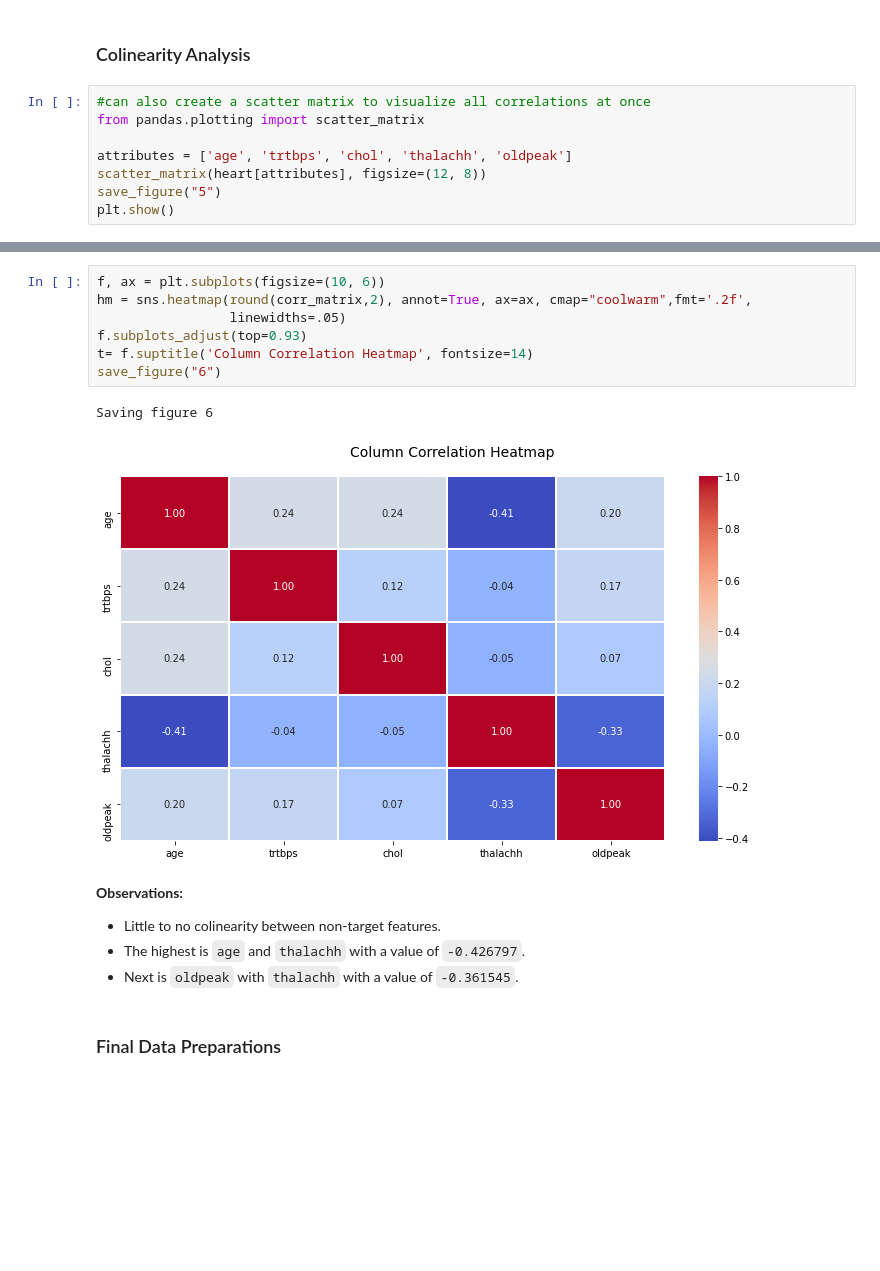
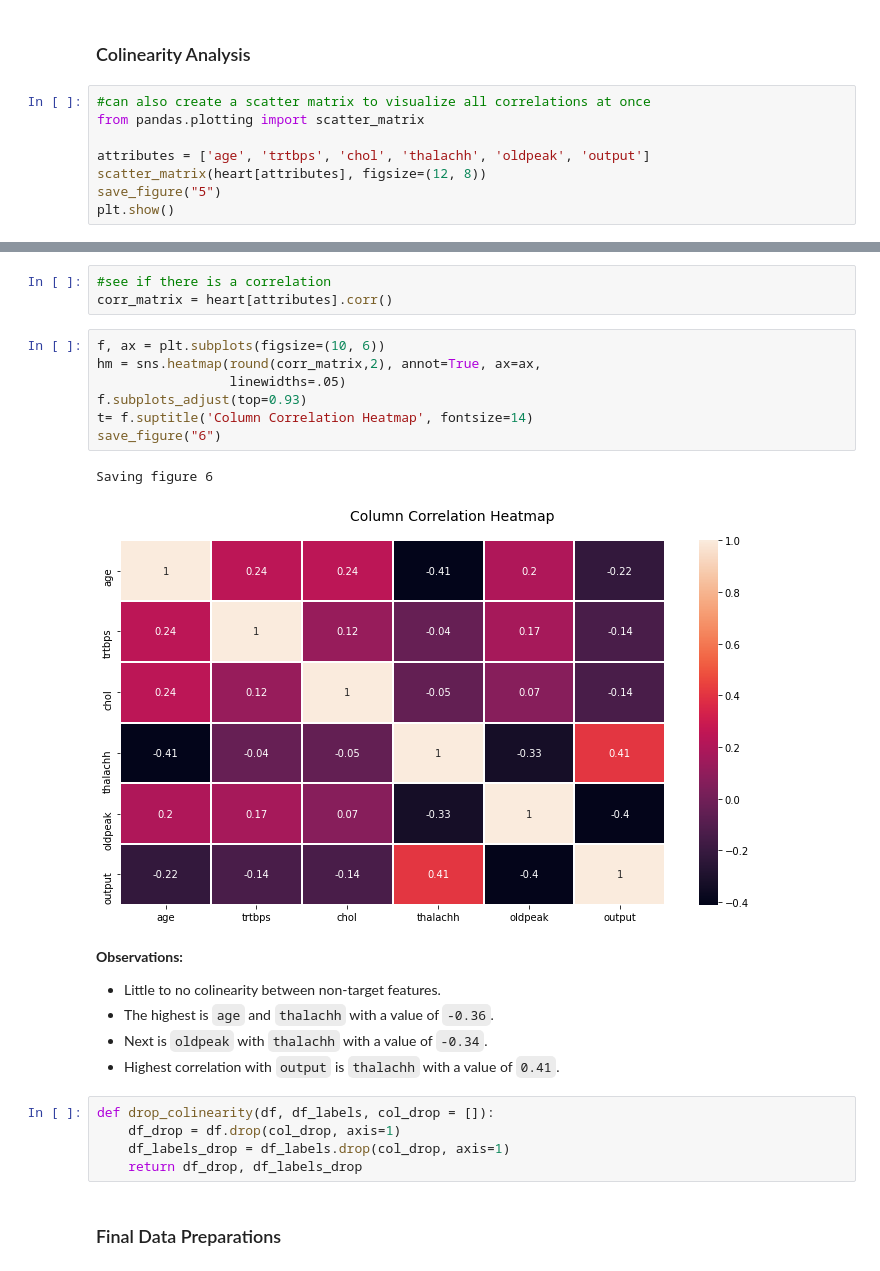
Before and after one commit to zachcarlson/HeartAttackPredictor, a Jupyter notebook: HeartAttackPredictor.ipynb, the cells around one changed output, grey strips where cells are left out. Cells and saved outputs as stored; diff of their text form; blank space fills up the shorter version.

```diff
--- a/HeartAttackPredictor.ipynb
+++ b/HeartAttackPredictor.ipynb
@@ -214,7 +214,7 @@ Percentage Risk: 50.81967213114754%
 #can also create a scatter matrix to visualize all correlations at once
 from pandas.plotting import scatter_matrix
 
-attributes = ['age', 'trtbps', 'chol', 'thalachh', 'oldpeak']
+attributes = ['age', 'trtbps', 'chol', 'thalachh', 'oldpeak', 'output']
 scatter_matrix(heart[attributes], figsize=(12, 8))
 save_figure("5")
 plt.show()
@@ -250,18 +224,27 @@ Name: thalachh, dtype: float64
+# %%
+#see if there is a correlation
+corr_matrix = heart[attributes].corr()
 # %%
 f, ax = plt.subplots(figsize=(10, 6))
-hm = sns.heatmap(round(corr_matrix,2), annot=True, ax=ax, cmap="coolwarm",fmt='.2f',
+hm = sns.heatmap(round(corr_matrix,2), annot=True, ax=ax,
                  linewidths=.05)
 f.subplots_adjust(top=0.93)
 t= f.suptitle('Column Correlation Heatmap', fontsize=14)
 save_figure("6")
 # %% [output]
 Saving figure 6
-[figure, old version]
+[figure, new version]
 # %% [markdown]
 **Observations:**
 - Little to no colinearity between non-target features.
-- The highest is `age` and `thalachh` with a value of `-0.426797`.
-- Next is `oldpeak` with `thalachh` with a value of `-0.361545`.
+- The highest is `age` and `thalachh` with a value of `-0.36`.
+- Next is `oldpeak` with `thalachh` with a value of `-0.34`.
+- Highest correlation with `output` is `thalachh` with a value of `0.41`.
+# %%
+def drop_colinearity(df, df_labels, col_drop = []):
+    df_drop = df.drop(col_drop, axis=1)
+    df_labels_drop = df_labels.drop(col_drop, axis=1)
+    return df_drop, df_labels_drop
 # %% [markdown]
 ### Final Data Preparations
 # %%
```
Also changed, not shown: parts of 19 cells of this notebook, 3 other files.
